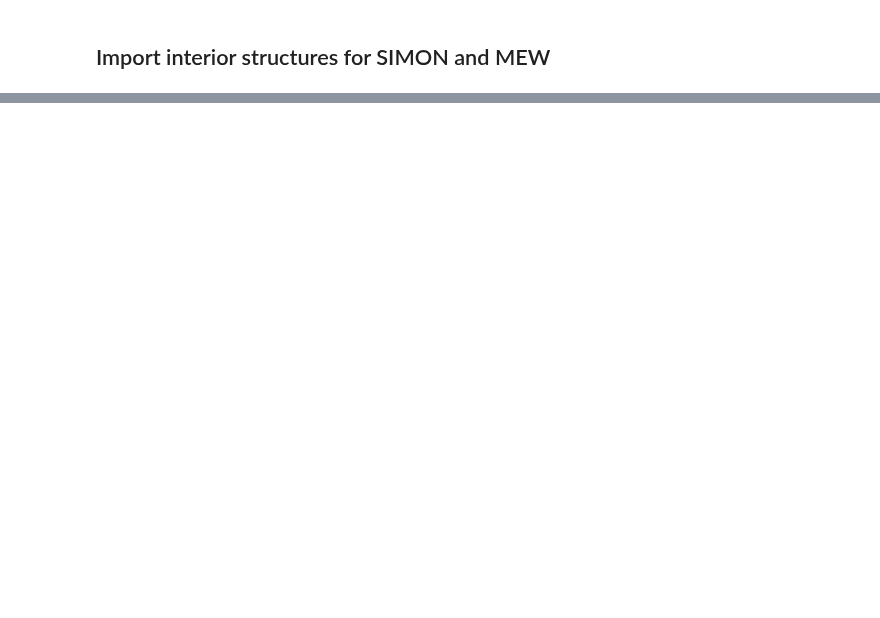
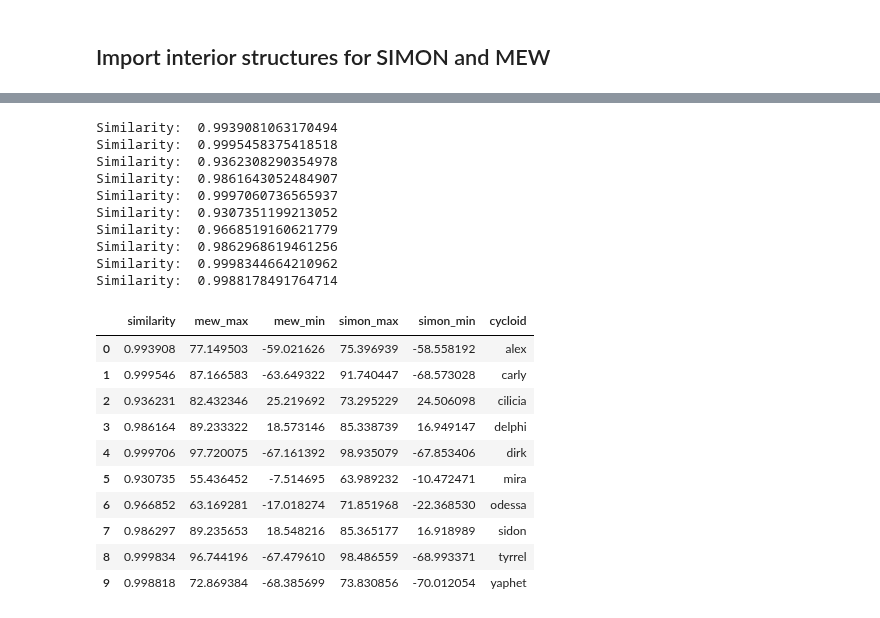
Before and after one commit to ssajous/europa-cycloids, a Jupyter notebook: src/Compare SIMON and MEWTools.ipynb, the cells around one changed output, grey strips where cells are left out. Saved outputs shown, nothing was run; the diff lists cells and outputs as text; code cells hidden in the pictures; blank space fills up the shorter version.

```diff
--- a/src/Compare SIMON and MEWTools.ipynb
+++ b/src/Compare SIMON and MEWTools.ipynb
@@ -92,0 +73,58 @@ simon_first
+# %%
+def check_similarity(cycloid_point):
+    simon_points = cycloid_point.copy()
+    mew_points = cycloid_point.copy()
+
+    mew_points['lon'] = np.radians(360 - mew_points['lon'])
+    mew_points['lat'] = np.radians(90 - mew_points['lat'])
+    mew_field = tools.build_mew_stress_field(sat, europa_orbit_seconds, mew_points)
+
+    # make sure mew field is sorted the same as the simon field will be
+    mew_field['lat'] = 90 - np.degrees(mew_field.lat)
+    mew_field['lon'] = 360 - np.degrees(mew_field.lon)
+    mew_field = mew_field.sort_values(['lat', 'lon', 'time'])
+
+    simon_field = tools.build_simon_stress_field(interior, simon_points, 0, 0.01, np.radians(0.1), 0)
+
+    mew_stress = [stress / max(mew_field.principal1) for stress in mew_field.principal1]
+    simon_stress = [stress / max(simon_field.stress) for stress in simon_field.stress]
+
+    similarity = np.corrcoef(mew_stress, simon_stress)[1, 0]
+    print('Similarity: ', similarity)
+
+    return dict(similarity=similarity, mew_max=max(mew_field.principal1)/1000,
+               mew_min=min(mew_field.principal1)/1000, simon_max=max(simon_field.stress),
+               simon_min=min(simon_field.stress))
+# %%
+results = []
+
+for cycloid in cycloids:
+    point = cycloids[cycloid].curve.head(1)
+    result = check_similarity(point)
+    result['cycloid'] = cycloid
+    results.append(result)
+
+similarity_frame = pd.DataFrame(results)
+display(similarity_frame)
+# %% [output]
+Similarity:  0.9939081063170494
+Similarity:  0.9995458375418518
+Similarity:  0.9362308290354978
+Similarity:  0.9861643052484907
+Similarity:  0.9997060736565937
+Similarity:  0.9307351199213052
+Similarity:  0.9668519160621779
+Similarity:  0.9862968619461256
+Similarity:  0.9998344664210962
+Similarity:  0.9988178491764714
+|  | similarity | mew_max | mew_min | simon_max | simon_min | cycloid |
+| 0 | 0.993908 | 77.149503 | -59.021626 | 75.396939 | -58.558192 | alex |
+| 1 | 0.999546 | 87.166583 | -63.649322 | 91.740447 | -68.573028 | carly |
+| 2 | 0.936231 | 82.432346 | 25.219692 | 73.295229 | 24.506098 | cilicia |
+| 3 | 0.986164 | 89.233322 | 18.573146 | 85.338739 | 16.949147 | delphi |
+| 4 | 0.999706 | 97.720075 | -67.161392 | 98.935079 | -67.853406 | dirk |
+| 5 | 0.930735 | 55.436452 | -7.514695 | 63.989232 | -10.472471 | mira |
+| 6 | 0.966852 | 63.169281 | -17.018274 | 71.851968 | -22.368530 | odessa |
+| 7 | 0.986297 | 89.235653 | 18.548216 | 85.365177 | 16.918989 | sidon |
+| 8 | 0.999834 | 96.744196 | -67.479610 | 98.486559 | -68.993371 | tyrrel |
+| 9 | 0.998818 | 72.869384 | -68.385699 | 73.830856 | -70.012054 | yaphet |
```
Also changed, not shown: parts of 15 cells of this notebook.
